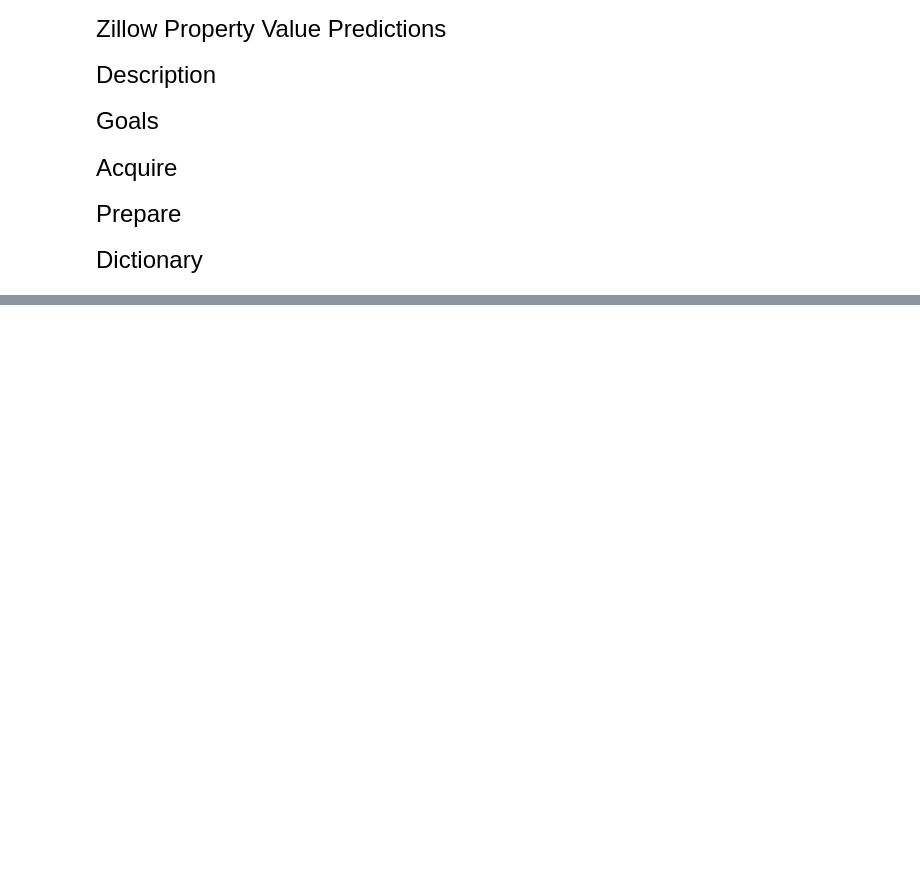
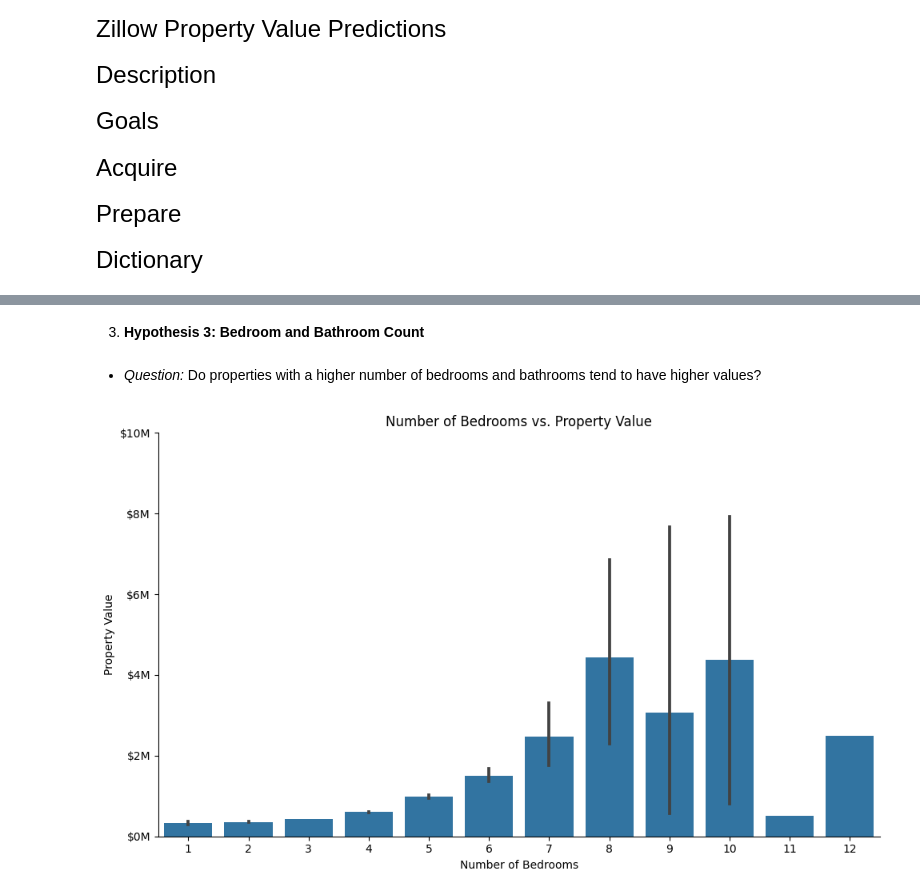
Before and after one commit to Jonathan-Garcia1/zillow_porperty_values, a Jupyter notebook: final_report.ipynb, the cells around one changed output, grey strips where cells are left out. Cells and saved outputs as stored; diff of their text form; code cells hidden in the pictures; blank space fills up the shorter version.

```diff
--- a/final_report.ipynb
+++ b/final_report.ipynb
@@ -34,0 +79,9 @@ df.head()
+# %% [markdown]
+
+3. **Hypothesis 3: Bedroom and Bathroom Count**
+# %% [markdown]
+   - *Question:* Do properties with a higher number of bedrooms and bathrooms tend to have higher values?
+# %%
+bedr_vs_value_plt(df)
+# %% [output]
+[figure, added]
```
Also changed, not shown: parts of 28 cells of this notebook, 2 other files.
